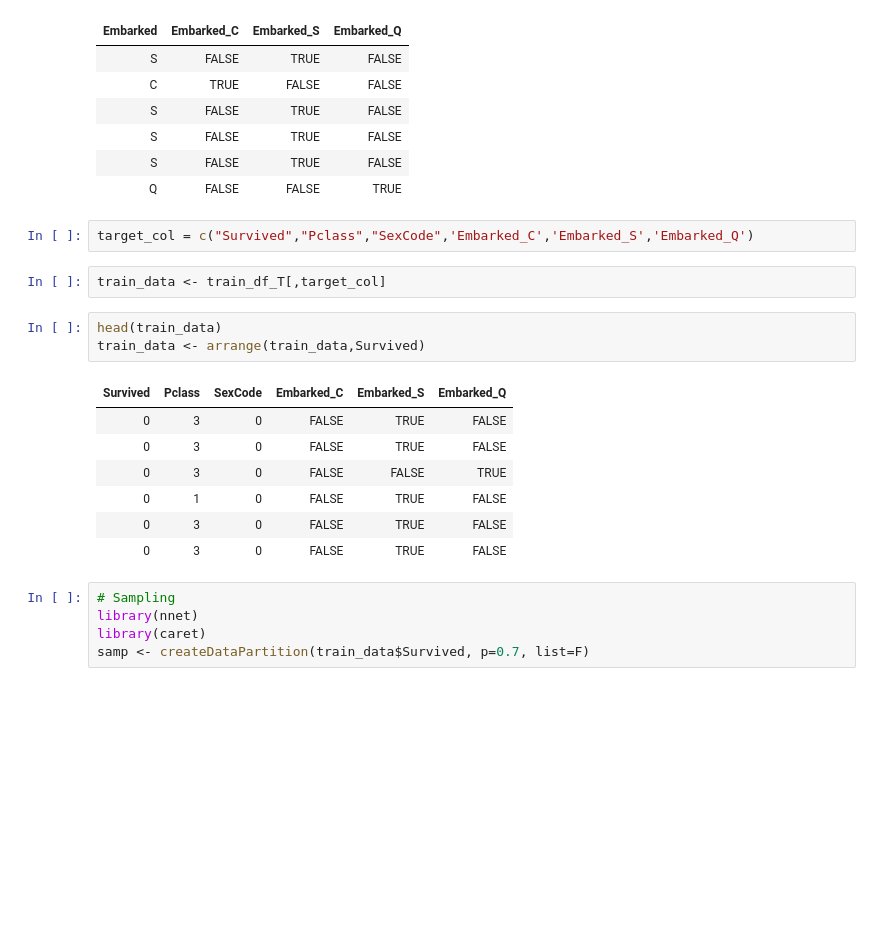
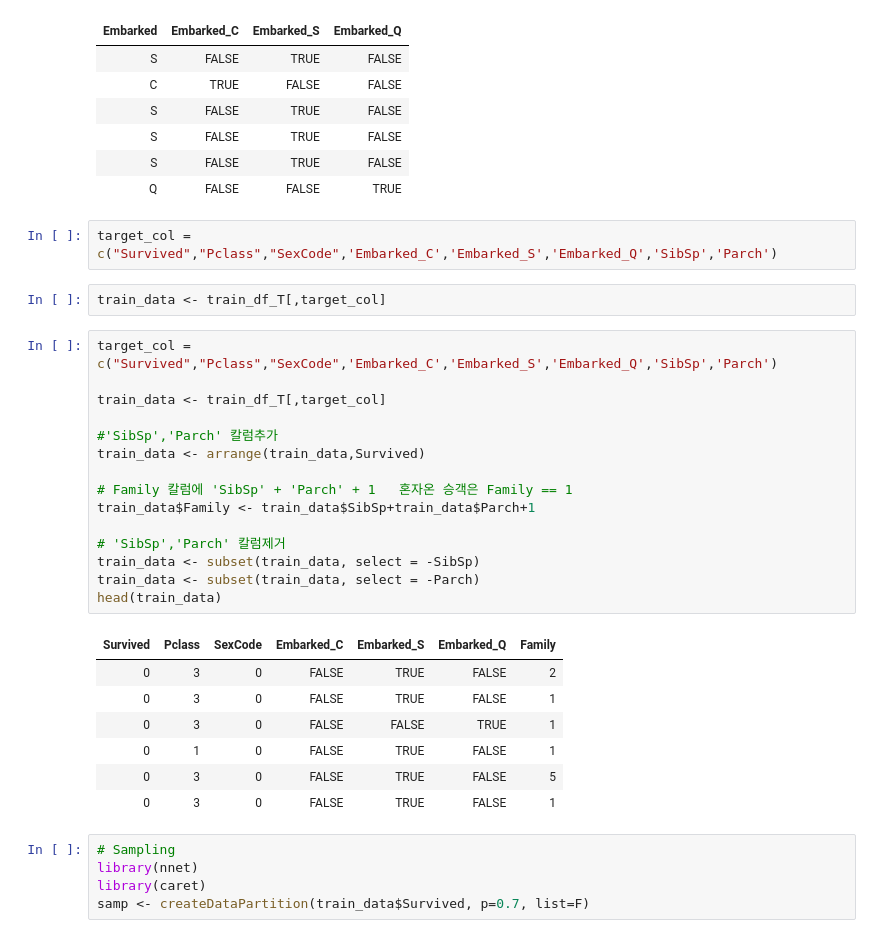
Before and after one commit to yang-gwihyeon/R_yang, a Jupyter notebook: 타이타닉 데이터를 활용한 탑승자의 생사여부 예측.ipynb, the cells around one changed output. Saved outputs shown, nothing was run; the diff lists cells and outputs as text; blank space fills up the shorter version.

```diff
--- a/타이타닉 데이터를 활용한 탑승자의 생사여부 예측.ipynb
+++ b/타이타닉 데이터를 활용한 탑승자의 생사여부 예측.ipynb
@@ -802,20 +803,32 @@ head(train_df_T[c('Embarked','Embarked_C','Embarked_S','Embarked_Q')])
 | S | FALSE | TRUE | FALSE |
 | Q | FALSE | FALSE | TRUE |
 # %%
-target_col = c("Survived","Pclass","SexCode",'Embarked_C','Embarked_S','Embarked_Q')
+target_col = c("Survived","Pclass","SexCode",'Embarked_C','Embarked_S','Embarked_Q','SibSp','Parch')
 # %%
 train_data <- train_df_T[,target_col]
 # %%
+target_col = c("Survived","Pclass","SexCode",'Embarked_C','Embarked_S','Embarked_Q','SibSp','Parch')
+
+train_data <- train_df_T[,target_col]
+
+#'SibSp','Parch' 칼럼추가
+train_data <- arrange(train_data,Survived)
+
+# Family 칼럼에 'SibSp' + 'Parch' + 1   혼자온 승객은 Family == 1
+train_data$Family <- train_data$SibSp+train_data$Parch+1
+
+# 'SibSp','Parch' 칼럼제거
+train_data <- subset(train_data, select = -SibSp)
+train_data <- subset(train_data, select = -Parch)
 head(train_data)
-train_data <- arrange(train_data,Survived)
 # %% [output]
-| Survived | Pclass | SexCode | Embarked_C | Embarked_S | Embarked_Q |
-| 0 | 3 | 0 | FALSE | TRUE | FALSE |
-| 0 | 3 | 0 | FALSE | TRUE | FALSE |
-| 0 | 3 | 0 | FALSE | FALSE | TRUE |
-| 0 | 1 | 0 | FALSE | TRUE | FALSE |
-| 0 | 3 | 0 | FALSE | TRUE | FALSE |
-| 0 | 3 | 0 | FALSE | TRUE | FALSE |
+| Survived | Pclass | SexCode | Embarked_C | Embarked_S | Embarked_Q | Family |
+| 0 | 3 | 0 | FALSE | TRUE | FALSE | 2 |
+| 0 | 3 | 0 | FALSE | TRUE | FALSE | 1 |
+| 0 | 3 | 0 | FALSE | FALSE | TRUE | 1 |
+| 0 | 1 | 0 | FALSE | TRUE | FALSE | 1 |
+| 0 | 3 | 0 | FALSE | TRUE | FALSE | 5 |
+| 0 | 3 | 0 | FALSE | TRUE | FALSE | 1 |
 # %%
 # Sampling
 library(nnet)
```
Also changed, not shown: parts of 14 cells of this notebook, 24 other files.
